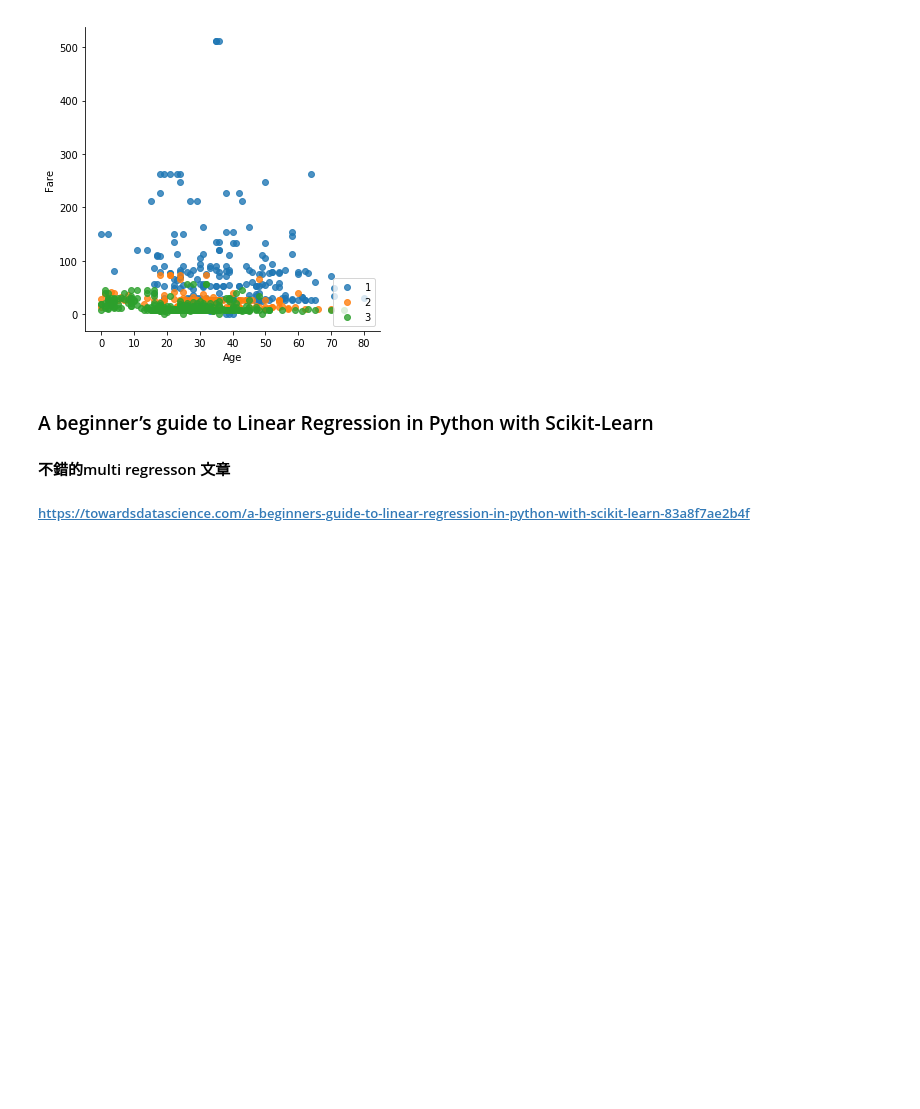
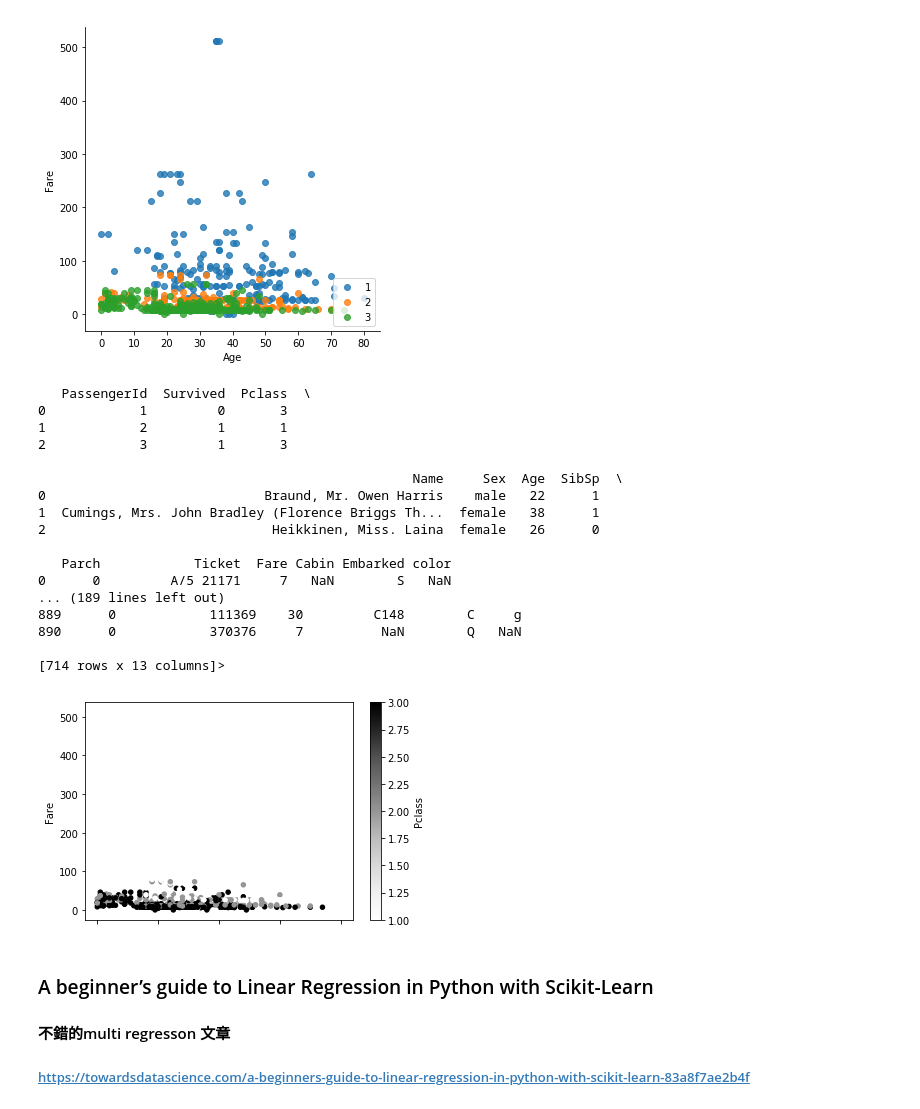
Before and after one commit to rvnkoiceygtq/Python, a Jupyter notebook: 1_Fundations_for_Analytics_basic.ipynb, the cells around one changed output. Saved outputs shown, nothing was run; the diff lists cells and outputs as text; code cells hidden in the pictures; blank space fills up the shorter version.

```diff
--- a/1_Fundations_for_Analytics_basic.ipynb
+++ b/1_Fundations_for_Analytics_basic.ipynb
@@ -666,6 +867,36 @@ print(df.head(3))
 1      0          PC 17599    71   C85        C
 2      0  STON/O2. 3101282     7   NaN        S
 [figure]
+# %%
+print(train_exclude_age_null.head(3))
+
+color = {0:'r', 1:'g', 2:'b'}
+#train_exclude_age_null['color'] = train_exclude_age_null['Pclass'].map(color)
+print(color)
+#print(train_exclude_age_null.head(3))
+print(train_exclude_age_null.info)
+#train_exclude_age_null.plot.scatter(x="Age", y="Fare", c='Pclass')
+train_exclude_age_null.plot.scatter(x="Age", y="Fare", c='Pclass')
+plt.show()
+# %% [output]
+   PassengerId  Survived  Pclass  \
+0            1         0       3
+1            2         1       1
+2            3         1       3
+
+                                                Name     Sex  Age  SibSp  \
+0                            Braund, Mr. Owen Harris    male   22      1
+1  Cumings, Mrs. John Bradley (Florence Briggs Th...  female   38      1
+2                             Heikkinen, Miss. Laina  female   26      0
+
+   Parch            Ticket  Fare Cabin Embarked color
+0      0         A/5 21171     7   NaN        S   NaN
+... (189 lines left out)
+889      0            111369    30         C148        C     g
+890      0            370376     7          NaN        Q   NaN
+
+[714 rows x 13 columns]>
+[figure, added]
 # %% [markdown]
 ### A beginner’s guide to Linear Regression in Python with Scikit-Learn
 
```
Also changed, not shown: parts of 16 cells of this notebook.
